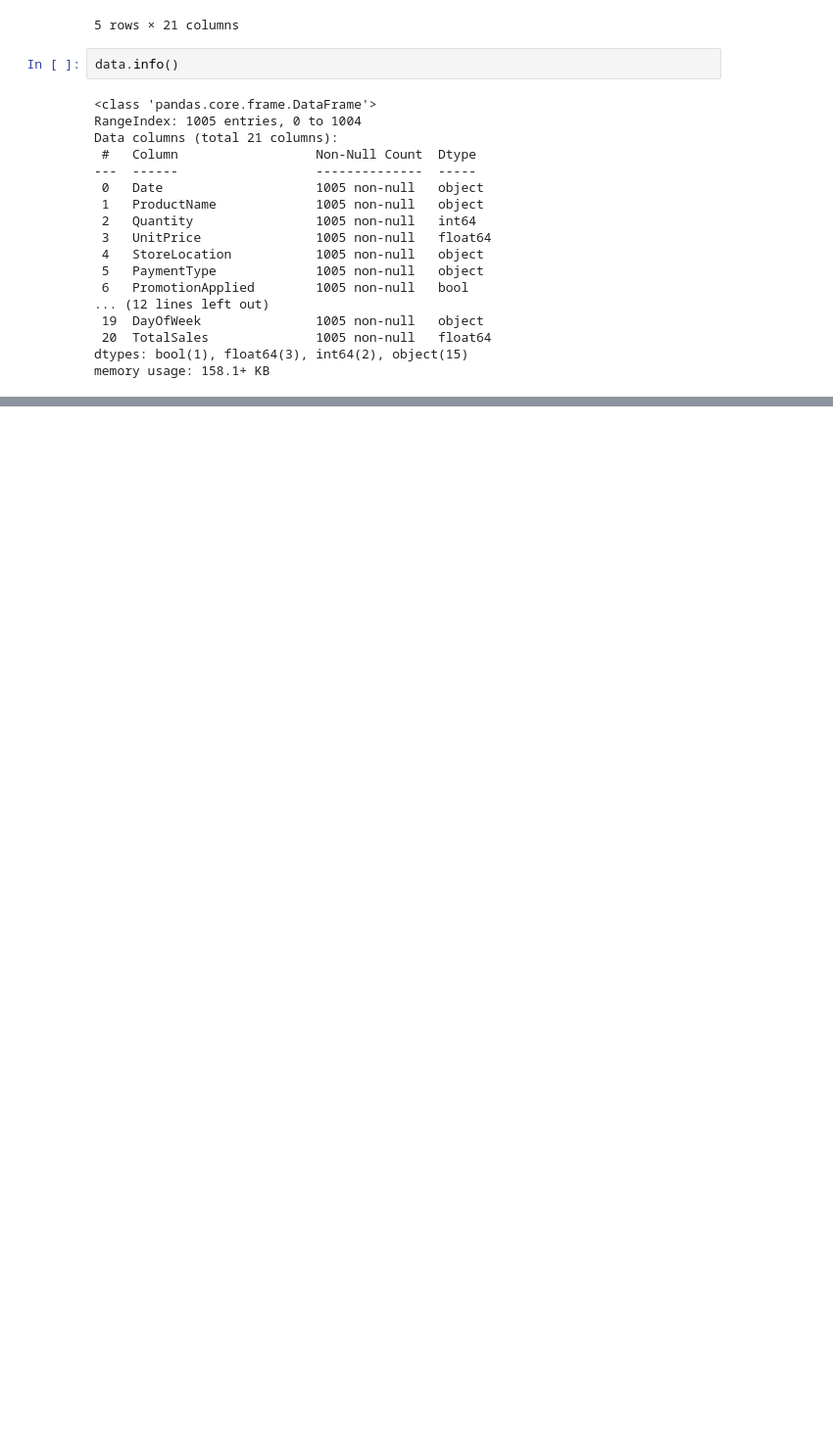
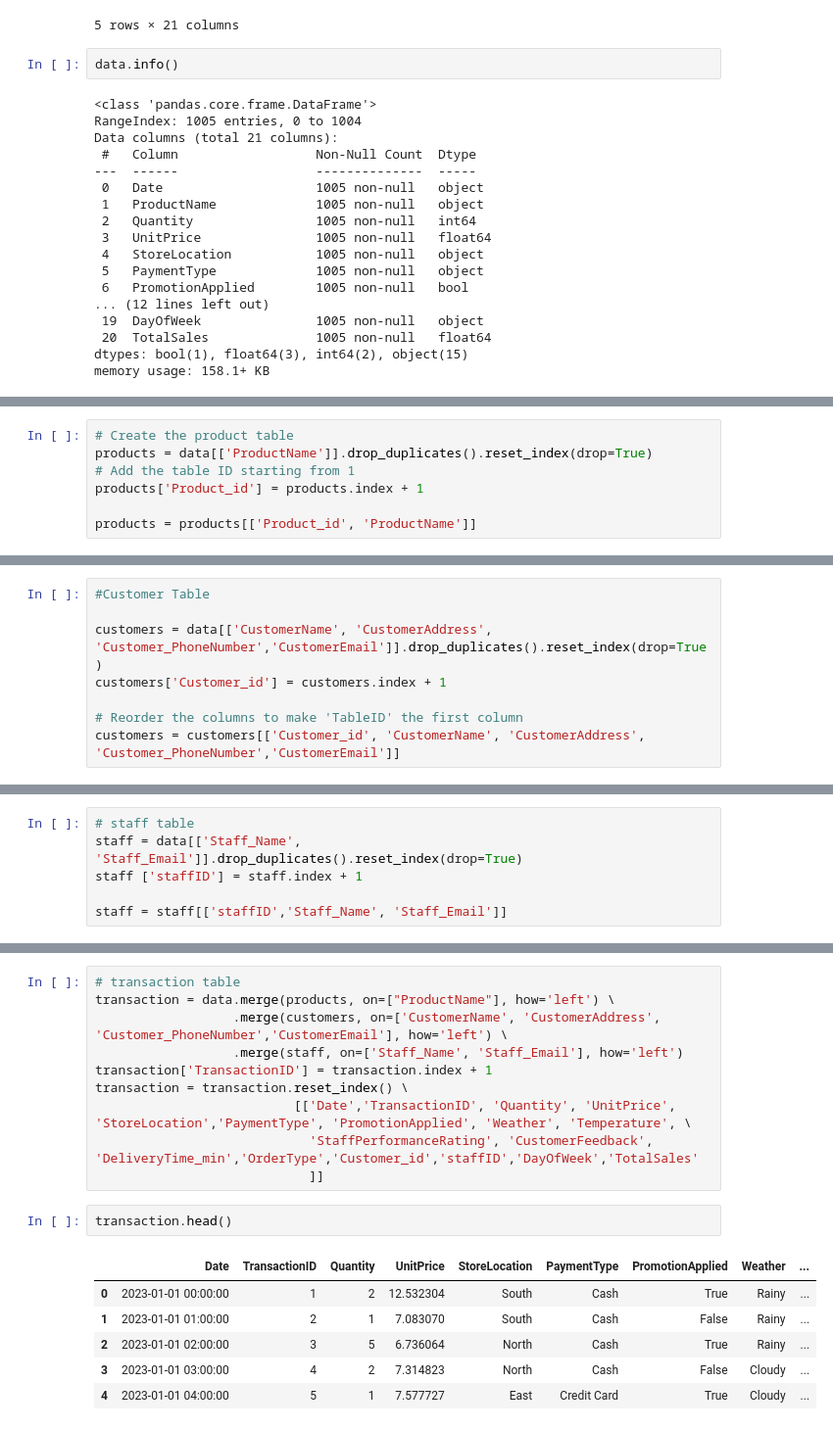
Before and after one commit to olami80/zipcofoods_airflow_orchestration, a Jupyter notebook: etl_pipeline.ipynb, the cells around one changed output, grey strips where cells are left out. Shown: that part at 98% size. Cells and saved outputs as stored; diff of their text form; blank space fills up the shorter version.

```diff
--- a/etl_pipeline.ipynb
+++ b/etl_pipeline.ipynb
@@ -103,0 +183,7 @@ memory usage: 158.1+ KB
+# %%
+# Create the product table
+products = data[['ProductName']].drop_duplicates().reset_index(drop=True)
+# Add the table ID starting from 1
+products['Product_id'] = products.index + 1
+
+products = products[['Product_id', 'ProductName']]
@@ -103,0 +203,8 @@ memory usage: 158.1+ KB
+# %%
+#Customer Table
+
+customers = data[['CustomerName', 'CustomerAddress', 'Customer_PhoneNumber','CustomerEmail']].drop_duplicates().reset_index(drop=True)
+customers['Customer_id'] = customers.index + 1
+
+# Reorder the columns to make 'TableID' the first column
+customers = customers[['Customer_id', 'CustomerName', 'CustomerAddress', 'Customer_PhoneNumber','CustomerEmail']]
@@ -103,0 +220,6 @@ memory usage: 158.1+ KB
+# %%
+# staff table
+staff = data[['Staff_Name', 'Staff_Email']].drop_duplicates().reset_index(drop=True)
+staff ['staffID'] = staff.index + 1
+
+staff = staff[['staffID','Staff_Name', 'Staff_Email']]
@@ -103,0 +235,19 @@ memory usage: 158.1+ KB
+# %%
+# transaction table
+transaction = data.merge(products, on=["ProductName"], how='left') \
+                  .merge(customers, on=['CustomerName', 'CustomerAddress', 'Customer_PhoneNumber','CustomerEmail'], how='left') \
+                  .merge(staff, on=['Staff_Name', 'Staff_Email'], how='left')
+transaction['TransactionID'] = transaction.index + 1
+transaction = transaction.reset_index() \
+                          [['Date','TransactionID', 'Quantity', 'UnitPrice', 'StoreLocation','PaymentType', 'PromotionApplied', 'Weather', 'Temperature', \
+                            'StaffPerformanceRating', 'CustomerFeedback', 'DeliveryTime_min','OrderType','Customer_id','staffID','DayOfWeek','TotalSales'
+                            ]]
+# %%
+transaction.head()
+# %% [output]
+|  | Date | TransactionID | Quantity | UnitPrice | StoreLocation | PaymentType | PromotionApplied | Weather | ... |
+| 0 | 2023-01-01 00:00:00 | 1 | 2 | 12.532304 | South | Cash | True | Rainy | ... |
+| 1 | 2023-01-01 01:00:00 | 2 | 1 | 7.083070 | South | Cash | False | Rainy | ... |
+| 2 | 2023-01-01 02:00:00 | 3 | 5 | 6.736064 | North | Cash | True | Rainy | ... |
+| 3 | 2023-01-01 03:00:00 | 4 | 2 | 7.314823 | North | Cash | False | Cloudy | ... |
+| 4 | 2023-01-01 04:00:00 | 5 | 1 | 7.577727 | East | Credit Card | True | Cloudy | ... |
```
Also changed, not shown: parts of 16 cells of this notebook, 7 other files.
